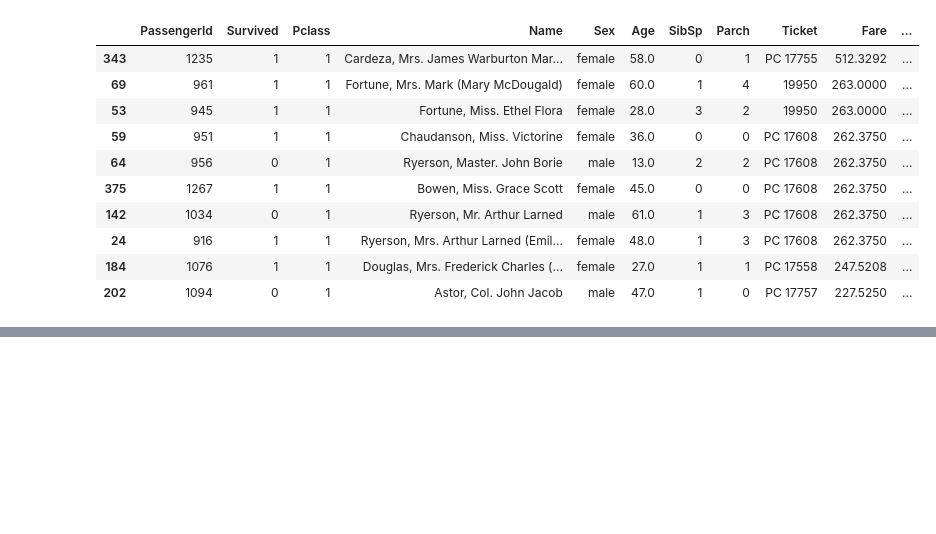
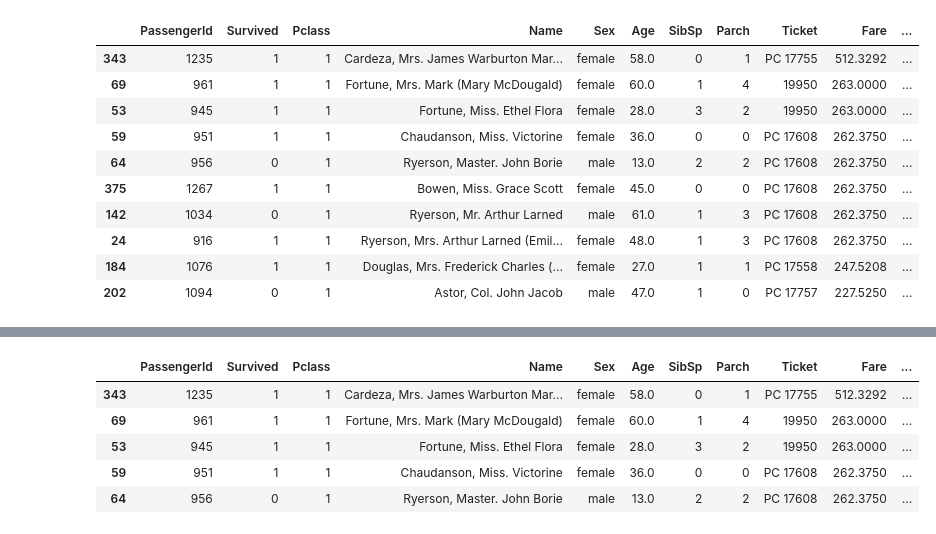
Before and after one commit to Brenda-Mutai/Python-, a Jupyter notebook: data_wrangling.ipynb, the cells around one changed output, grey strips where cells are left out. Drawn from its saved outputs; the diff is of its cells as text; code cells hidden in the pictures; blank space fills up the shorter version.

```diff
--- a/data_wrangling.ipynb
+++ b/data_wrangling.ipynb
@@ -173,0 +181,4 @@ data.head(10)
+# %%
+#feature engineering age column
+data['Age_group']=pd.cut(data['Age'],bins=[0,12,19,59,100],labels=['Child','Teenager','Adult','Senior Adult'])
+data.head(10)
@@ -173,0 +197,11 @@ data.head(10)
+# %%
+#extracting title from name column
+data['Title']=data['Name'].apply(lambda name:name.split(',')[1].split('.')[0].strip())
+data.head()
+# %% [output]
+|  | PassengerId | Survived | Pclass | Name | Sex | Age | SibSp | Parch | Ticket | Fare | ... |
+| 343 | 1235 | 1 | 1 | Cardeza, Mrs. James Warburton Mar... | female | 58.0 | 0 | 1 | PC 17755 | 512.3292 | ... |
+| 69 | 961 | 1 | 1 | Fortune, Mrs. Mark (Mary McDougald) | female | 60.0 | 1 | 4 | 19950 | 263.0000 | ... |
+| 53 | 945 | 1 | 1 | Fortune, Miss. Ethel Flora | female | 28.0 | 3 | 2 | 19950 | 263.0000 | ... |
+| 59 | 951 | 1 | 1 | Chaudanson, Miss. Victorine | female | 36.0 | 0 | 0 | PC 17608 | 262.3750 | ... |
+| 64 | 956 | 0 | 1 | Ryerson, Master. John Borie | male | 13.0 | 2 | 2 | PC 17608 | 262.3750 | ... |
```
Also changed, not shown: parts of 6 cells of this notebook.
